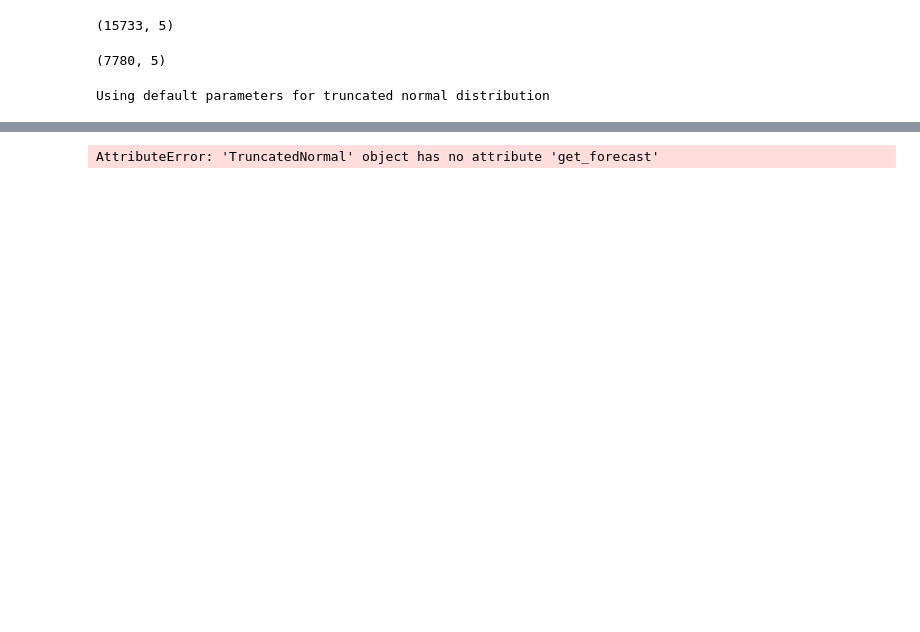
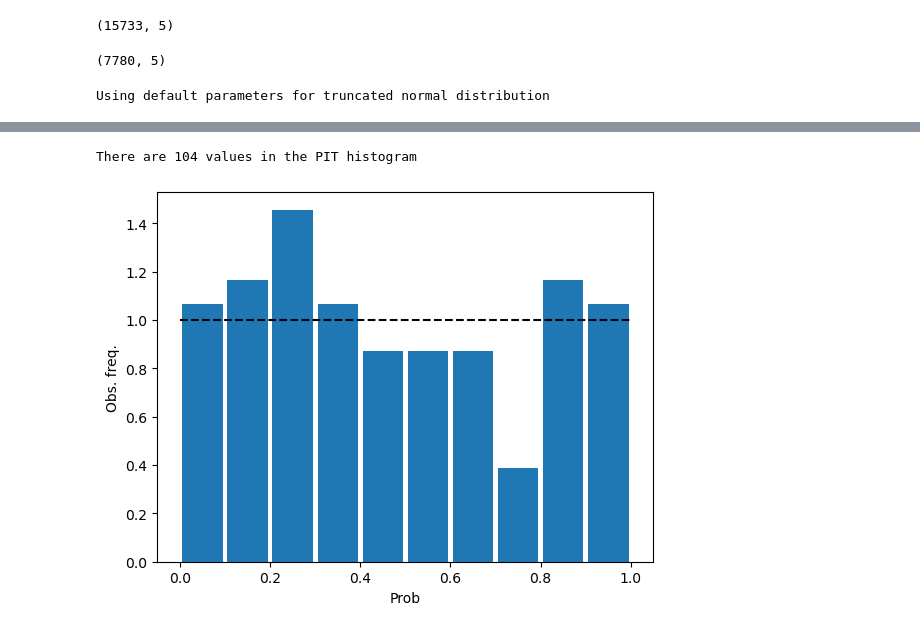
Before and after one commit to SimonHakvoort/thesiscode, a Jupyter notebook: src/visualization/test2.ipynb, the cells around one changed output, grey strips where cells are left out. Drawn from its saved outputs; the diff is of its cells as text; code cells hidden in the pictures; blank space fills up the shorter version.

```diff
--- a/src/visualization/test2.ipynb
+++ b/src/visualization/test2.ipynb
@@ -62,5 +62,6 @@ trunc_normal_crps = EMOS(setup1)
 # %% [output]
 Using default parameters for truncated normal distribution
 # %%
-trunc_normal_crps.fit(X_train, y_train, variances_train, 200, True)
+epochs = 300
+trunc_normal_crps.fit(X_train, y_train, variances_train, epochs, True)
 # %% [output]
@@ -101,5 +102,7 @@ Step: 199, Loss: 0.9060189127922058
 # %%
-t = 0
-make_cpit_hist_emos(trunc_normal_crps, X_test, y_test, variances_test, t=t)
+t = 15
+bins = 10
+make_cpit_hist_emos(trunc_normal_crps, X_test, y_test, variances_test, t=t, bins = bins)
 # %% [output]
-AttributeError: 'TruncatedNormal' object has no attribute 'get_forecast'
+There are 104 values in the PIT histogram
+[figure, added]
```
Also changed, not shown: parts of 2 cells of this notebook, 5 other files.
